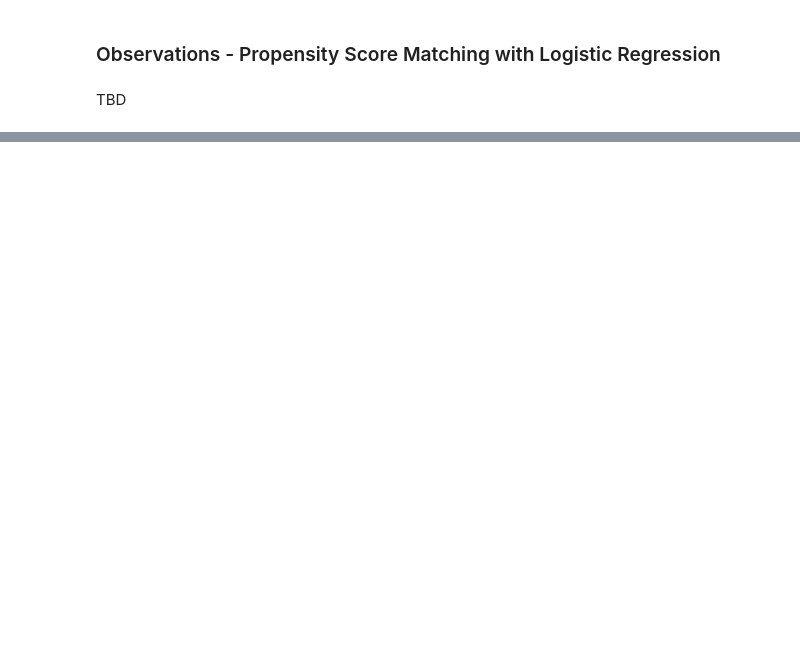
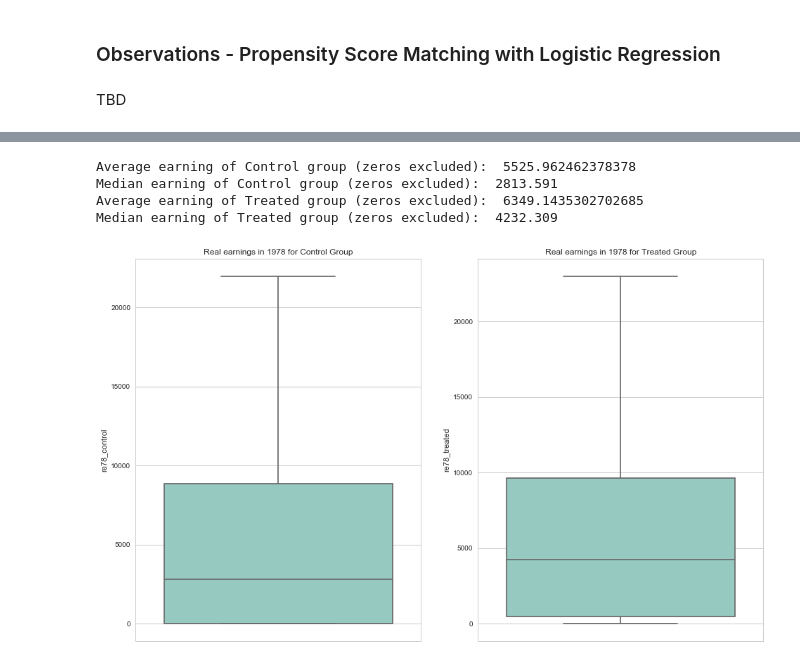
Before and after one commit to sanadhis/ADA-2017, a Jupyter notebook: 04 - Applied ML/Homework04.ipynb, the cells around one changed output, grey strips where cells are left out. Saved outputs shown, nothing was run; the diff lists cells and outputs as text; code cells hidden in the pictures; blank space fills up the shorter version.

```diff
--- a/04 - Applied ML/Homework04.ipynb
+++ b/04 - Applied ML/Homework04.ipynb
@@ -450,0 +424,5 @@ df_pr_weights.loc[df_pr_weights['pr_weights']==0.46275244645718105]
+# %%
+df_prop_merged            = pd.DataFrame(columns=["control","treated"])
+df_prop_merged['treated'] = match_control_treated.keys()
+df_prop_merged['control'] = match_control_treated.values()
+df_prop_merged.head(5)
@@ -450,0 +436,4 @@ df_pr_weights.loc[df_pr_weights['pr_weights']==0.46275244645718105]
+# %%
+n_treated      = df_treated_prop_scr.shape[0]
+df_prop_merged = df_prop_merged.sort_values(by="treated")[:n_treated]
+df_prop_merged.head()
@@ -450,0 +447,9 @@ df_pr_weights.loc[df_pr_weights['pr_weights']==0.46275244645718105]
+# %%
+df_combined  = df_combined.set_index("id")
+# %%
+re78_control = df_combined.loc[df_prop_merged["control"]]["re78"]
+re78_treated = df_combined.loc[df_prop_merged["treated"]]["re78"]
+
+df_prop_merged["re78_control"] = list(re78_control)
+df_prop_merged["re78_treated"] = list(re78_treated)
+df_prop_merged.head()
@@ -450,0 +477,19 @@ df_pr_weights.loc[df_pr_weights['pr_weights']==0.46275244645718105]
+# %%
+fig, (ax1, ax2) = plt.subplots(ncols=2)
+fig.set_size_inches(16, 10)
+ax1 = sns.boxplot(y = 're78_control' , data=df_prop_merged, ax = ax1, palette="Set3", showfliers=False)
+ax1.set_title("Real earnings in 1978 for Control Group")
+
+ax2 = sns.boxplot(y = 're78_treated' , data=df_prop_merged, ax = ax2, palette="Set3", showfliers=False)
+ax2.set_title("Real earnings in 1978 for Treated Group")
+
+print("Average earning of Control group (zeros excluded): ",df_prop_merged['re78_control'].mean())
+print("Median earning of Control group (zeros excluded): ",df_prop_merged['re78_control'].median())
+print("Average earning of Treated group (zeros excluded): ",df_prop_merged['re78_treated'].mean())
+print("Median earning of Treated group (zeros excluded): ",df_prop_merged['re78_treated'].median())
+# %% [output]
+Average earning of Control group (zeros excluded):  5525.962462378378
+Median earning of Control group (zeros excluded):  2813.591
+Average earning of Treated group (zeros excluded):  6349.1435302702685
+Median earning of Treated group (zeros excluded):  4232.309
+[figure, added]
```
Also changed, not shown: parts of 29 cells of this notebook.
